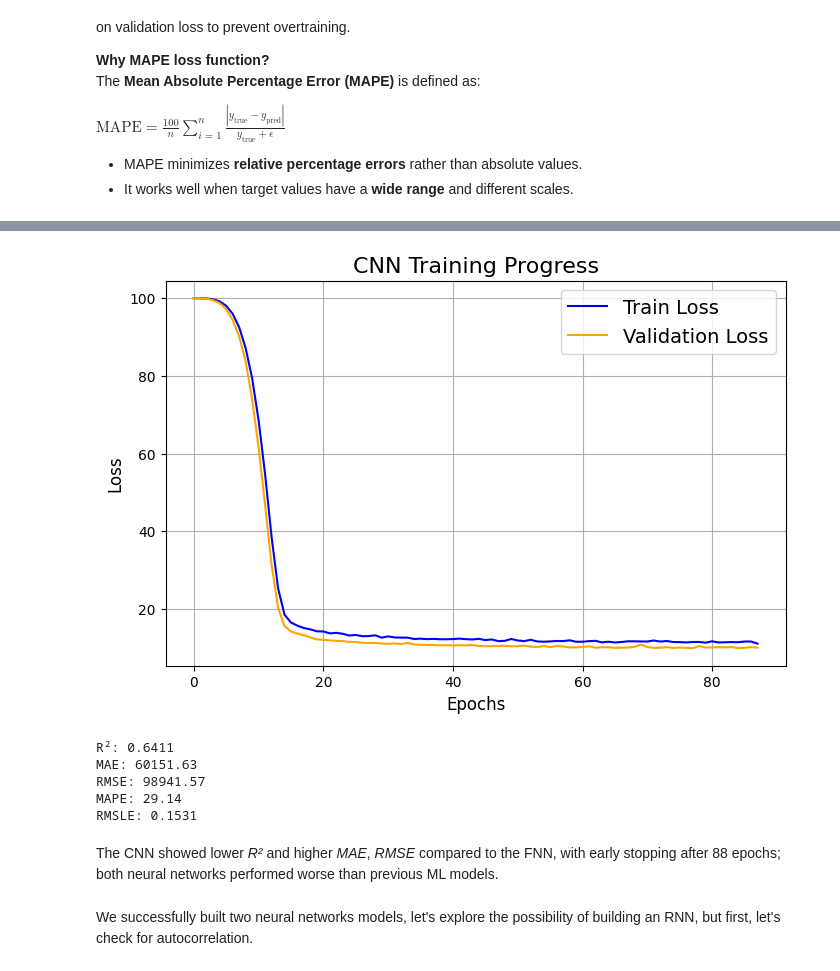
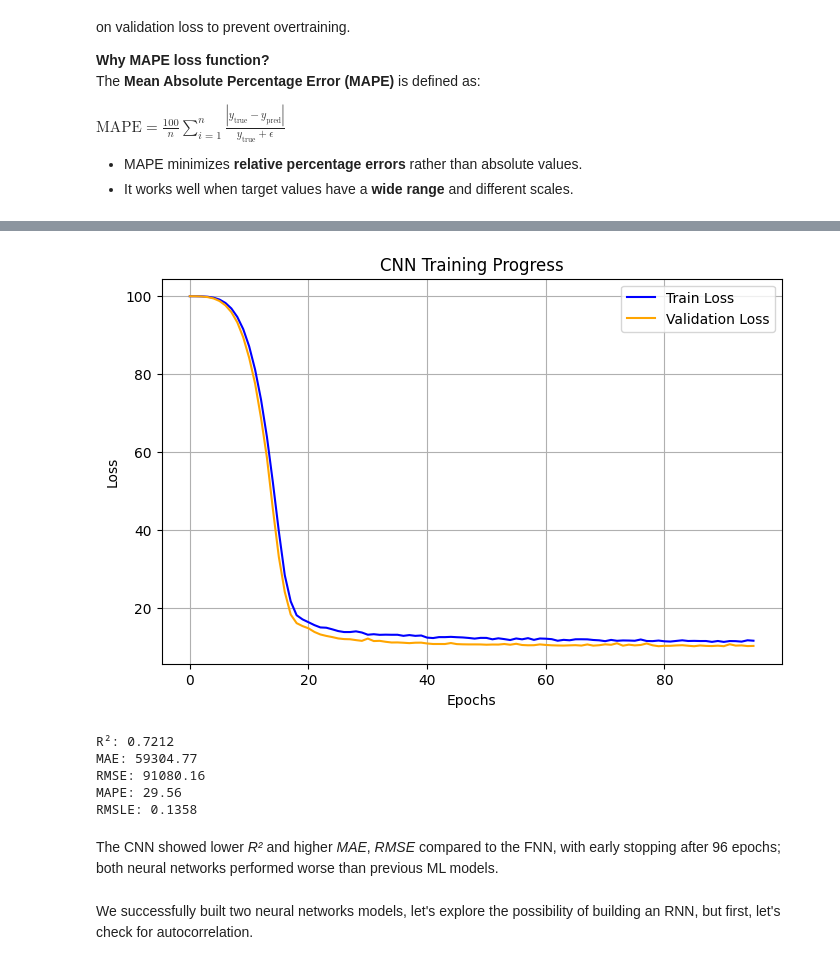
Before and after one commit to davydantoniuk/lublin-house-price-predict, a Jupyter notebook: price_prediction.ipynb, the cells around one changed output, grey strips where cells are left out. Saved outputs shown, nothing was run; the diff lists cells and outputs as text; code cells hidden in the pictures.

```diff
--- a/price_prediction.ipynb
+++ b/price_prediction.ipynb
@@ -2531,6 +2531,10 @@ $RMSLE = \sqrt{\frac{1}{n} \sum_{i=1}^{n} \left( \log(y_{\text{pred}} + 1) - \lo
 - **Penalizes underestimation more than overestimation**, which is crucial in house price prediction.
 - **More stable on skewed price distributions**.
 # %%
+torch.manual_seed(42)
+np.random.seed(42)
+torch.cuda.manual_seed_all(42)
+
 batch_size = 16
 train_loader, val_loader, input_size = create_dataloaders(
     X_train_linear_transformed, y_train_linear, X_val_linear_transformed, y_val_linear, batch_size
@@ -2544,19 +2548,21 @@ optimizer = optim.Adam(model.parameters(), lr=0.0003, weight_decay=1e-5)
 history = train_model(model, train_loader, val_loader, criterion, optimizer, num_epochs=300, patience=15, device=device)
 plot_training_history(history)
 
-# Evaluate Model
+test_loader = create_test_loader(X_test_linear_transformed, y_test_linear, batch_size=16)
+
+# Evaluate on Test Set
 model.eval()
-y_pred, y_true = [], []
+y_test_pred, y_test_true = [], []
 with torch.no_grad():
-    for X_batch, y_batch in val_loader:
+    for X_batch, y_batch in test_loader:
         X_batch = X_batch.to(device)
-        preds = np.maximum(model(X_batch).cpu().numpy().squeeze(), 0)
-        y_pred.extend(preds)
-        y_true.extend(y_batch.cpu().numpy())
+        preds = np.maximum(model(X_batch).cpu().numpy().astype(np.float32).squeeze(), 0)
+        y_test_pred.extend(preds)
+        y_test_true.extend(y_batch.cpu().numpy())
 
-y_pred, y_true = np.array(y_pred), np.array(y_true)
+y_test_pred_fnn, y_test_true_fnn = np.array(y_test_pred), np.array(y_test_true)
 
 # Evaluate Performance
-fnn_r2, fnn_mae, fnn_mse, fnn_rmse, fnn_mape, fnn_rmsle = evaluate_model(y_true, y_pred)
+fnn_r2, fnn_mae, fnn_mse, fnn_rmse, fnn_mape, fnn_rmsle = evaluate_model(y_test_true_fnn, y_test_pred_fnn)
 print(f"R²: {fnn_r2:.4f}\nMAE: {fnn_mae:.2f}\nRMSE: {fnn_rmse:.2f}\nMAPE: {fnn_mape:.2f}\nRMSLE: {fnn_rmsle:.4f}")
 # %% [output]
@@ -2585,6 +2593,10 @@ $\text{MAPE} = \frac{100}{n} \sum_{i=1}^{n} \frac{|y_{\text{true}} - y_{\text{pr
 - MAPE minimizes **relative percentage errors** rather than absolute values.
 - It works well when target values have a **wide range** and different scales.
 # %%
+torch.manual_seed(42)
+np.random.seed(42)
+torch.cuda.manual_seed_all(42)
+
 # Create DataLoader for CNN
 batch_size = 16
 train_loader, val_loader, input_size = create_dataloaders(
@@ -2599,21 +2611,26 @@ optimizer = optim.Adam(model.parameters(), lr=0.0001)
 history = train_model(model, train_loader, val_loader, criterion, optimizer, num_epochs=100, patience=10, device=device)
 plot_training_history(history, title="CNN Training Progress")
 
+test_loader = create_test_loader(X_test_linear_transformed, y_test_linear, batch_size=16,cnn_input=True)
+
 # Evaluate Model
 model.eval()
 y_pred = []
 y_true = []
 
+# Evaluate on Test Set
+model.eval()
+y_test_pred, y_test_true = [], []
 with torch.no_grad():
-    for X_batch, y_batch in val_loader:
+    for X_batch, y_batch in test_loader:
         X_batch = X_batch.to(device)
-        preds = model(X_batch).cpu().numpy().squeeze()
-        y_pred.extend(preds)
-        y_true.extend(y_batch.cpu().numpy())
+        preds = np.maximum(model(X_batch).cpu().numpy().astype(np.float32).squeeze(), 0)
+        y_test_pred.extend(preds)
+        y_test_true.extend(y_batch.cpu().numpy())
 
-y_pred, y_true = np.array(y_pred), np.array(y_true)
+y_test_pred_cnn, y_test_true_cnn = np.array(y_test_pred), np.array(y_test_true)
 
 # Evaluate Performance
-cnn_r2, cnn_mae, cnn_mse, cnn_rmse, cnn_mape, cnn_rmsle = evaluate_model(y_true, y_pred)
+cnn_r2, cnn_mae, cnn_mse, cnn_rmse, cnn_mape, cnn_rmsle = evaluate_model(y_test_true_cnn, y_test_pred_cnn)
 print(f"R²: {cnn_r2:.4f}\nMAE: {cnn_mae:.2f}\nRMSE: {cnn_rmse:.2f}\nMAPE: {cnn_mape:.2f}\nRMSLE: {cnn_rmsle:.4f}")
 # %% [output]
@@ -2624,11 +2641,11 @@ Early stopping at epoch 88 | Best Val Loss: 9.9151
-[figure, old version]
+[figure, new version]
-R²: 0.6411
-MAE: 60151.63
-RMSE: 98941.57
-MAPE: 29.14
-RMSLE: 0.1531
+R²: 0.7212
+MAE: 59304.77
+RMSE: 91080.16
+MAPE: 29.56
+RMSLE: 0.1358
 # %% [markdown]
-The CNN showed lower *R²* and higher *MAE*, *RMSE* compared to the FNN, with early stopping after 88 epochs; both neural networks performed worse than previous ML models.
+The CNN showed lower *R²* and higher *MAE*, *RMSE* compared to the FNN, with early stopping after 96 epochs; both neural networks performed worse than previous ML models.
 # %% [markdown]
 We successfully built two neural networks models, let's explore the possibility of building an RNN, but first, let's check for autocorrelation.
 # %%
```
Also changed, not shown: parts of 5 cells of this notebook.
